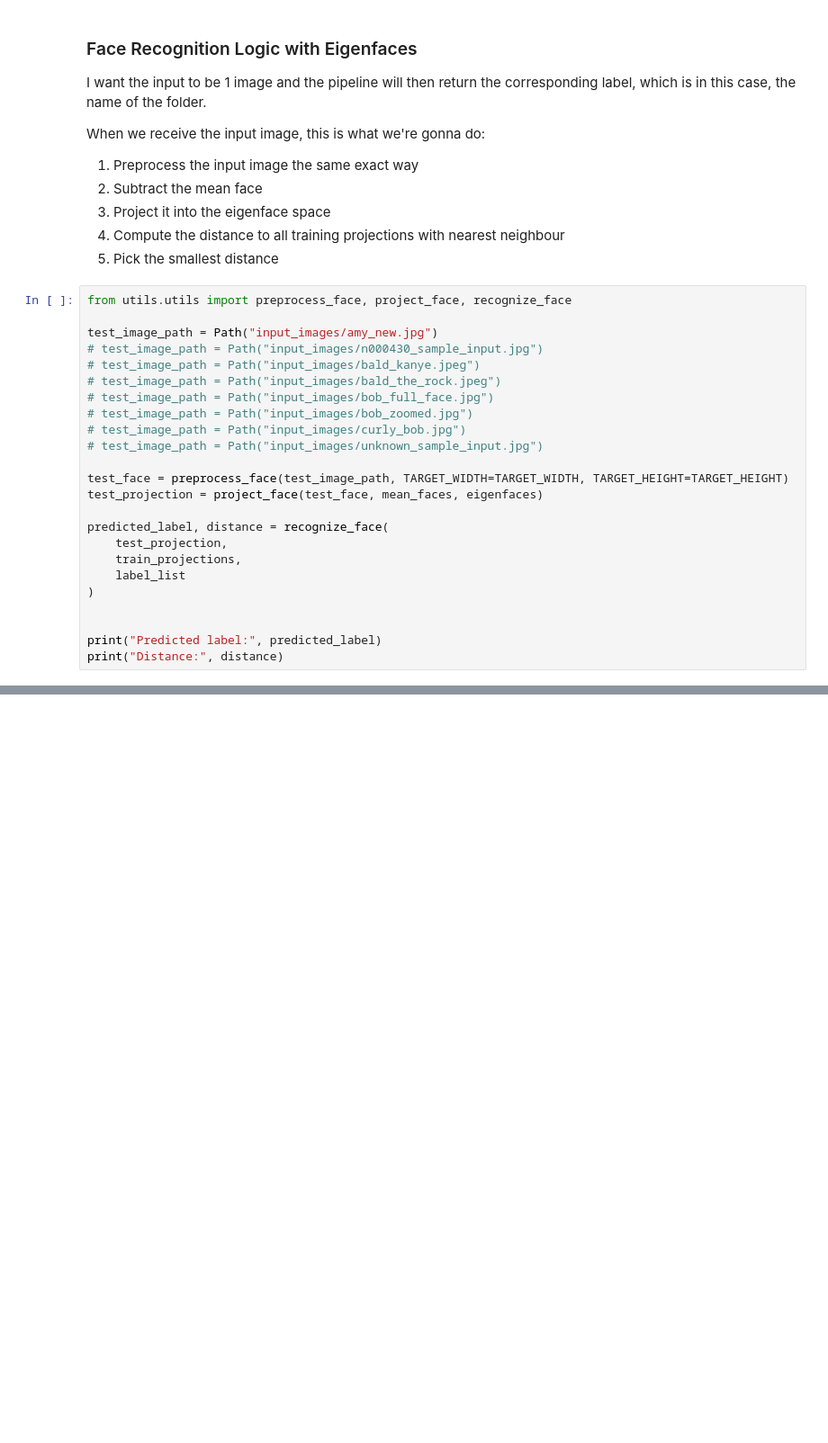
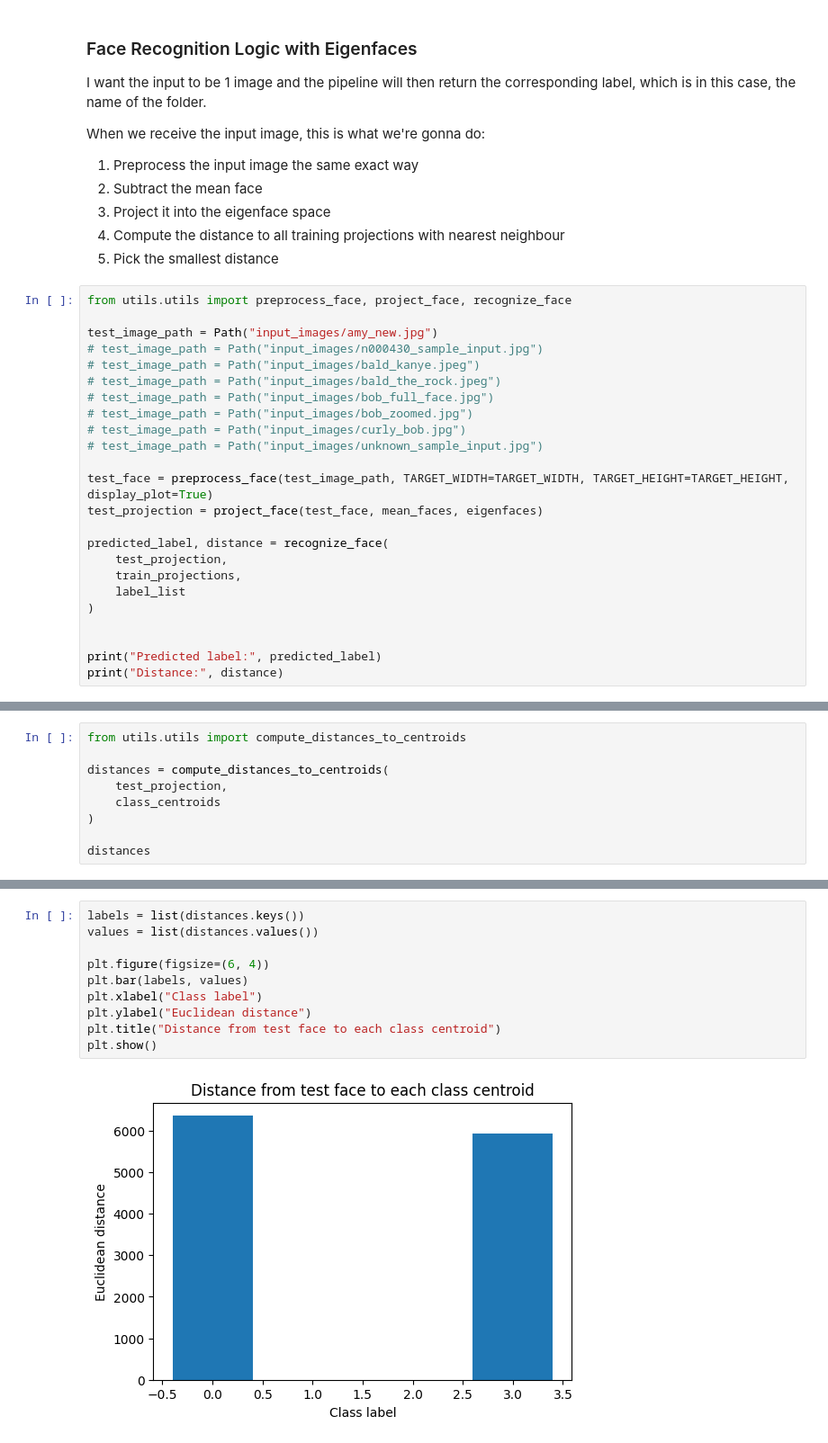
Before and after one commit to ReinerJasin/face_recognition_eigenfaces, a Jupyter notebook: project/face_recognition.ipynb, the cells around one changed output, grey strips where cells are left out. Shown at 90% size. Drawn from its saved outputs; the diff is of its cells as text; blank space fills up the shorter version.

```diff
--- a/project/face_recognition.ipynb
+++ b/project/face_recognition.ipynb
@@ -454,7 +455,7 @@ test_image_path = Path("input_images/amy_new.jpg")
 # test_image_path = Path("input_images/curly_bob.jpg")
 # test_image_path = Path("input_images/unknown_sample_input.jpg")
 
-test_face = preprocess_face(test_image_path, TARGET_WIDTH=TARGET_WIDTH, TARGET_HEIGHT=TARGET_HEIGHT)
+test_face = preprocess_face(test_image_path, TARGET_WIDTH=TARGET_WIDTH, TARGET_HEIGHT=TARGET_HEIGHT, display_plot=True)
 test_projection = project_face(test_face, mean_faces, eigenfaces)
 
 predicted_label, distance = recognize_face(
@@ -488,0 +529,9 @@ for label in np.unique(label_list):
+# %%
+from utils.utils import compute_distances_to_centroids
+
+distances = compute_distances_to_centroids(
+    test_projection,
+    class_centroids
+)
+
+distances
@@ -488,0 +547,12 @@ for label in np.unique(label_list):
+# %%
+labels = list(distances.keys())
+values = list(distances.values())
+
+plt.figure(figsize=(6, 4))
+plt.bar(labels, values)
+plt.xlabel("Class label")
+plt.ylabel("Euclidean distance")
+plt.title("Distance from test face to each class centroid")
+plt.show()
+# %% [output]
+[figure, added]
```
Also changed, not shown: parts of 10 cells of this notebook.
